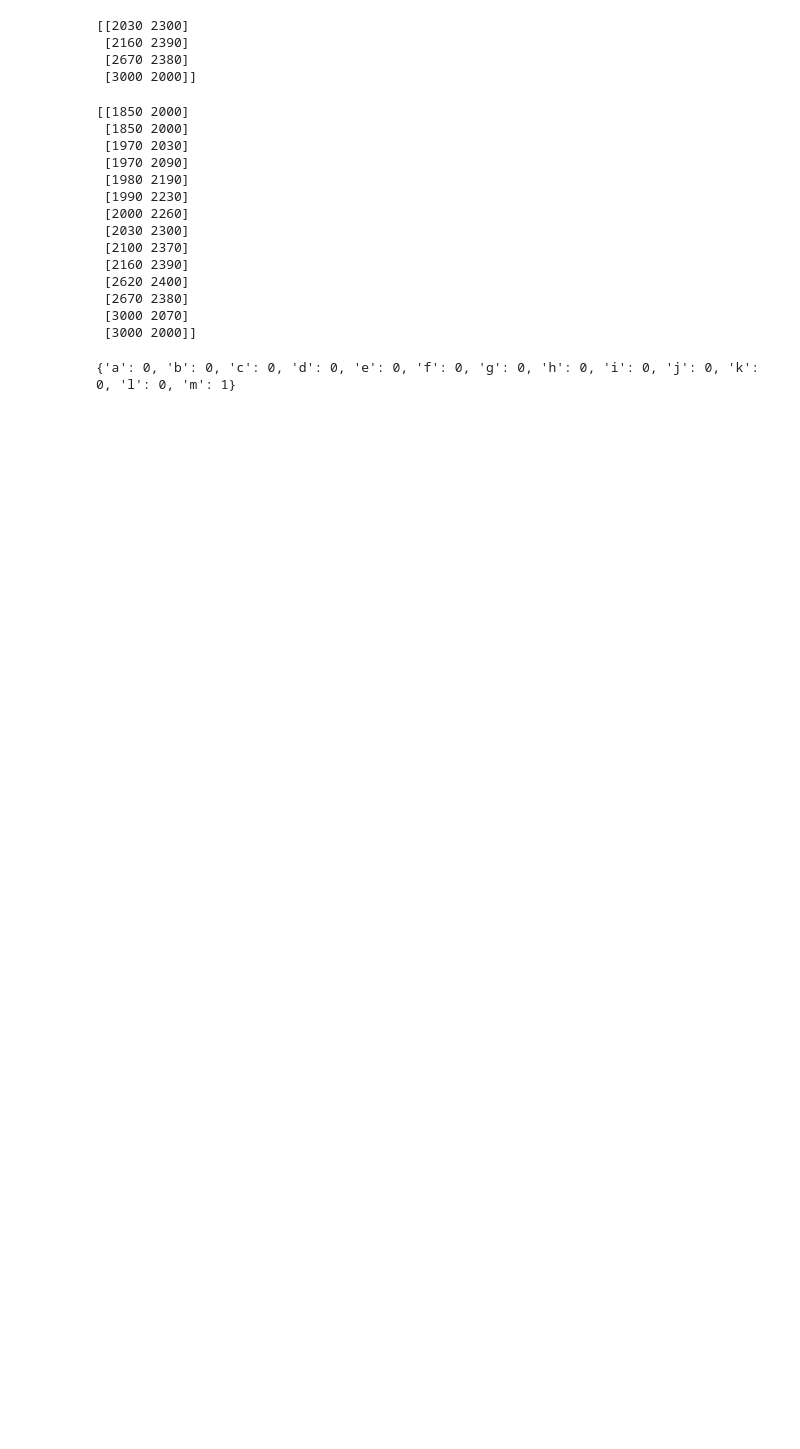
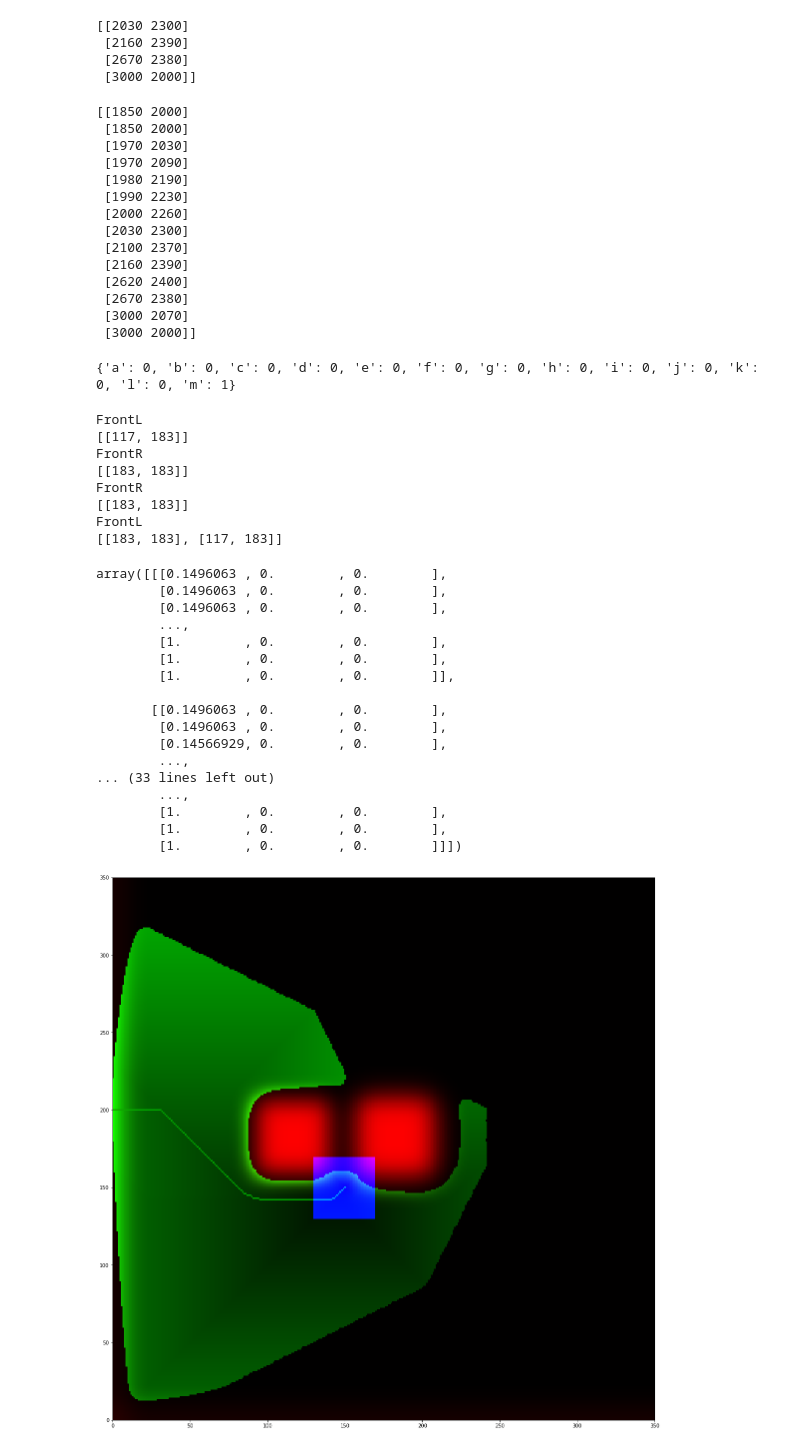
Before and after one commit to Guilhem74/STI_Robotic_Competition_Software, a Jupyter notebook: Architecture/main.ipynb, the cells around one changed output. Drawn from its saved outputs; the diff is of its cells as text; code cells hidden in the pictures; blank space fills up the shorter version.

Commit message:
Update map and robot code

```diff
--- a/Architecture/main.ipynb
+++ b/Architecture/main.ipynb
@@ -370,3 +335,52 @@ for sensor in  sensors_state:
 print(sensors_state)
 # %% [output]
 {'a': 0, 'b': 0, 'c': 0, 'd': 0, 'e': 0, 'f': 0, 'g': 0, 'h': 0, 'i': 0, 'j': 0, 'k': 0, 'l': 0, 'm': 1}
+# %%
+import robot as Robot
+from Astar import *
+from Mapping import *
+import numpy as np
+import matplotlib.pyplot as plt
+from parse import *
+%matplotlib inline
+robot = Robot.robot(1500,15000,90)
+robot.set_position(1500,1500,90)
+a = int(0b1000000000000 )
+print(robot.sensor_state(1024+64))
+print(robot.sensor_state(2048+16))
+mapper = Mapping()
+grid_updated=mapper.map()
+
+mapper.new_obstacle(robot.sensor_state(2048+16))
+grid=mapper.new_obstacle(robot.sensor_state(1024+64))
+grid_updated=mapper.map()
+path, cost , G = AStarSearch((1500,1500), (0,2000), grid_updated)
+
+mapper.display(G,path,robot)
+# %% [output]
+FrontL
+[[117, 183]]
+FrontR
+[[183, 183]]
+FrontR
+[[183, 183]]
+FrontL
+[[183, 183], [117, 183]]
+array([[[0.1496063 , 0.        , 0.        ],
+        [0.1496063 , 0.        , 0.        ],
+        [0.1496063 , 0.        , 0.        ],
+        ...,
+        [1.        , 0.        , 0.        ],
+        [1.        , 0.        , 0.        ],
+        [1.        , 0.        , 0.        ]],
+
+       [[0.1496063 , 0.        , 0.        ],
+        [0.1496063 , 0.        , 0.        ],
+        [0.14566929, 0.        , 0.        ],
+        ...,
+... (33 lines left out)
+        ...,
+        [1.        , 0.        , 0.        ],
+        [1.        , 0.        , 0.        ],
+        [1.        , 0.        , 0.        ]]])
+[figure, added]
```
Also changed, not shown: parts of 1 cell of this notebook, 2 other files.
